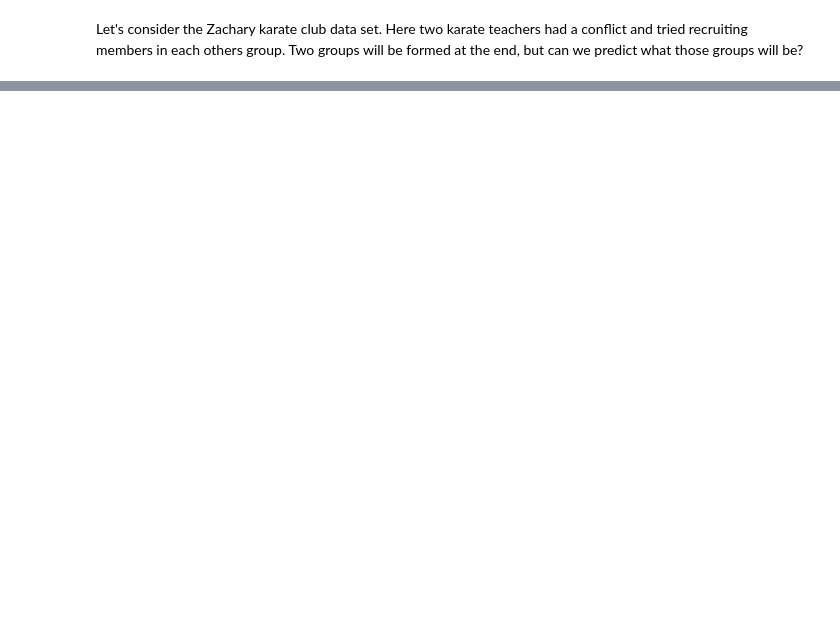
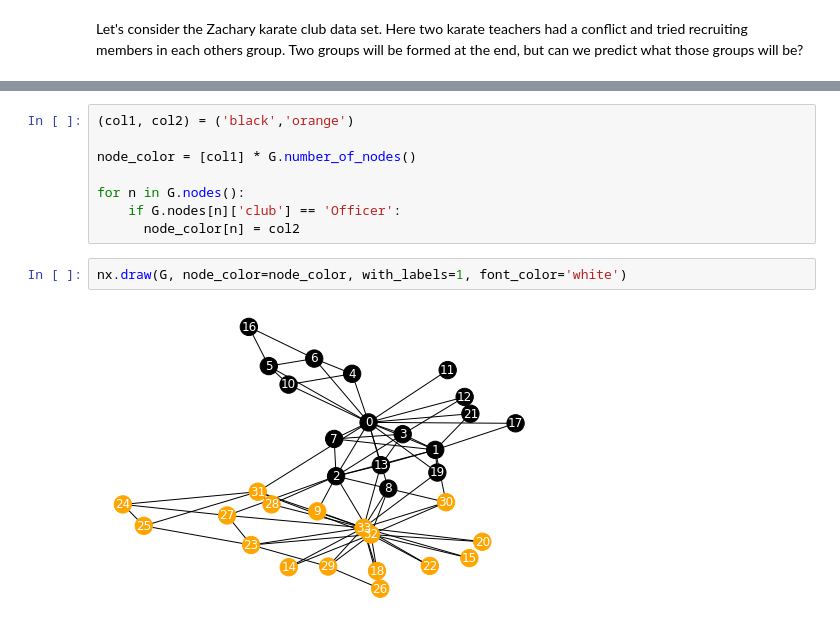
Before and after one commit to MaggieLieu/MLiS_examples, a Jupyter notebook: Graph_examples.ipynb, the cells around one changed output, grey strips where cells are left out. Drawn from its saved outputs; the diff is of its cells as text; blank space fills up the shorter version.

```diff
--- a/Graph_examples.ipynb
+++ b/Graph_examples.ipynb
@@ -69,0 +69,12 @@ nx.draw_spectral(G) #plot spectral network
+# %%
+(col1, col2) = ('black','orange')
+
+node_color = [col1] * G.number_of_nodes()
+
+for n in G.nodes():
+    if G.nodes[n]['club'] == 'Officer':
+      node_color[n] = col2
+# %%
+nx.draw(G, node_color=node_color, with_labels=1, font_color='white')
+# %% [output]
+[figure, added]
```
Also changed, not shown: parts of 64 cells of this notebook.
